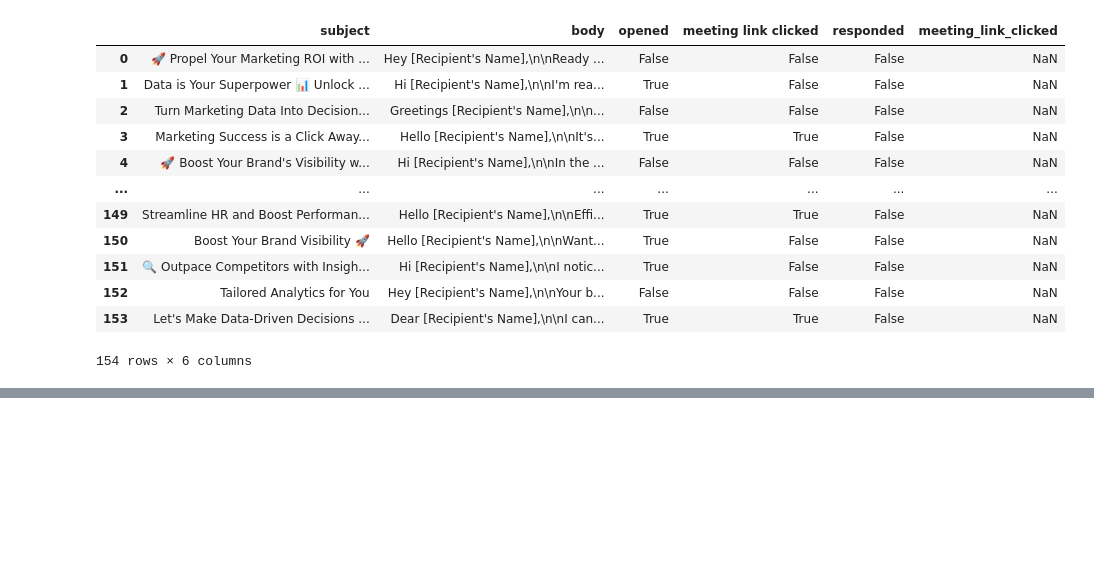
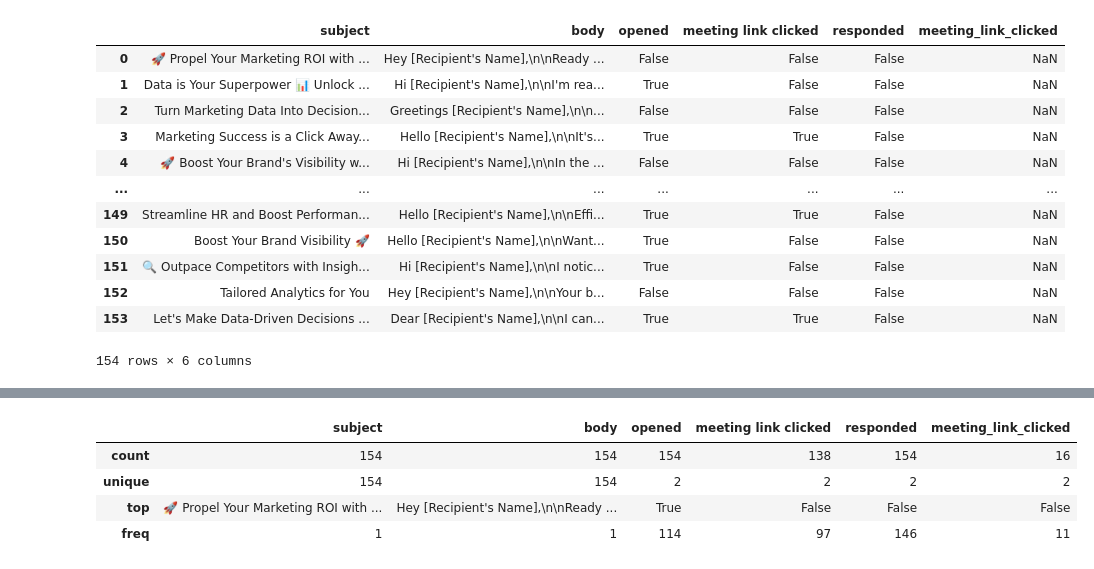
Before and after one commit to keivalya/artisan-ai-assignment, a Jupyter notebook: email_engagement.ipynb, the cells around one changed output, grey strips where cells are left out. Saved outputs shown, nothing was run; the diff lists cells and outputs as text; code cells hidden in the pictures; blank space fills up the shorter version.

```diff
--- a/email_engagement.ipynb
+++ b/email_engagement.ipynb
@@ -65,0 +89,10 @@ filtered_email_df
+# %%
+# statistics for numerical columns
+description = filtered_email_df.describe()
+description
+# %% [output]
+|  | subject | body | opened | meeting link clicked | responded | meeting_link_clicked |
+| count | 154 | 154 | 154 | 138 | 154 | 16 |
+| unique | 154 | 154 | 2 | 2 | 2 | 2 |
+| top | 🚀 Propel Your Marketing ROI with ... | Hey [Recipient's Name],\n\nReady ... | True | False | False | False |
+| freq | 1 | 1 | 114 | 97 | 146 | 11 |
```
Also changed, not shown: parts of 7 cells of this notebook.
